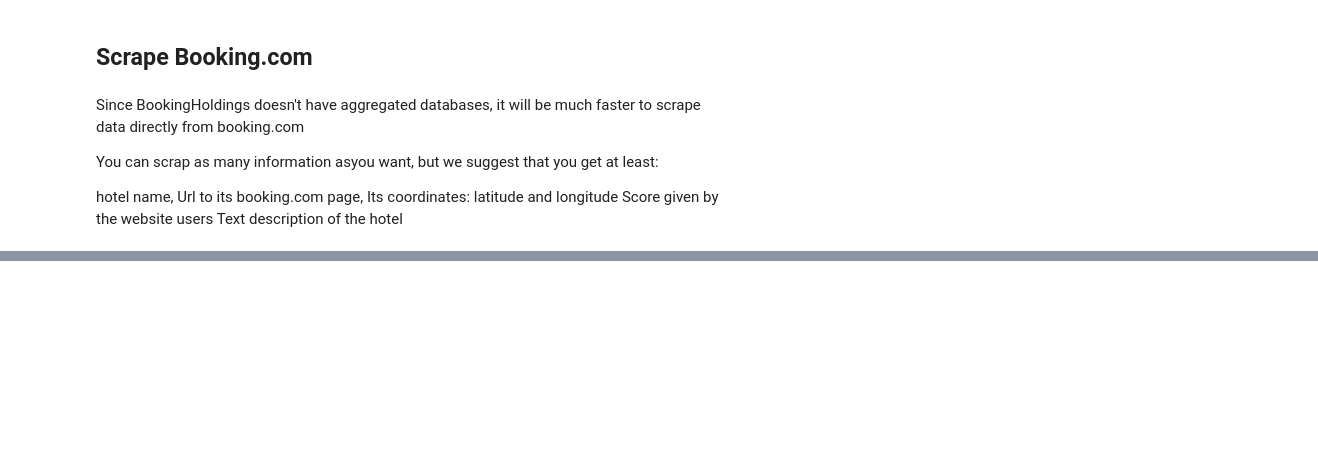
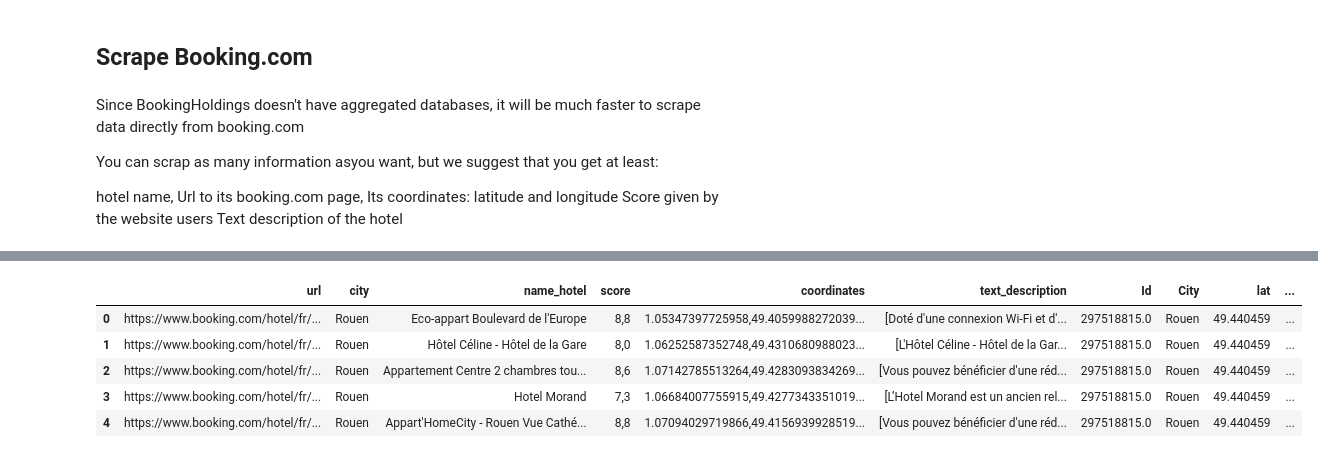
Before and after one commit to Stylomines/Plan_your_trip_with_Kayak, a Jupyter notebook: Kayak.ipynb, the cells around one changed output, grey strips where cells are left out. Cells and saved outputs as stored; diff of their text form; code cells hidden in the pictures; blank space fills up the shorter version.

```diff
--- a/Kayak.ipynb
+++ b/Kayak.ipynb
@@ -324,0 +357,10 @@ book = pd.read_json("src/booking.json", encoding='utf-8')
+# %%
+df_booking_weather = df_booking.merge(df_weather, left_on='city', right_on='City', how='outer')
+df_booking_weather.head()
+# %% [output]
+|  | url | city | name_hotel | score | coordinates | text_description | Id | City | lat | ... |
+| 0 | https://www.booking.com/hotel/fr/... | Rouen | Eco-appart Boulevard de l'Europe | 8,8 | 1.05347397725958,49.4059988272039... | [Doté d'une connexion Wi-Fi et d'... | 297518815.0 | Rouen | 49.440459 | ... |
+| 1 | https://www.booking.com/hotel/fr/... | Rouen | Hôtel Céline - Hôtel de la Gare | 8,0 | 1.06252587352748,49.4310680988023... | [L'Hôtel Céline - Hôtel de la Gar... | 297518815.0 | Rouen | 49.440459 | ... |
+| 2 | https://www.booking.com/hotel/fr/... | Rouen | Appartement Centre 2 chambres tou... | 8,6 | 1.07142785513264,49.4283093834269... | [Vous pouvez bénéficier d'une réd... | 297518815.0 | Rouen | 49.440459 | ... |
+| 3 | https://www.booking.com/hotel/fr/... | Rouen | Hotel Morand | 7,3 | 1.06684007755915,49.4277343351019... | [L’Hotel Morand est un ancien rel... | 297518815.0 | Rouen | 49.440459 | ... |
+| 4 | https://www.booking.com/hotel/fr/... | Rouen | Appart'HomeCity - Rouen Vue Cathé... | 8,8 | 1.07094029719866,49.4156939928519... | [Vous pouvez bénéficier d'une réd... | 297518815.0 | Rouen | 49.440459 | ... |
```
Also changed, not shown: parts of 18 cells of this notebook, 7 other files.
